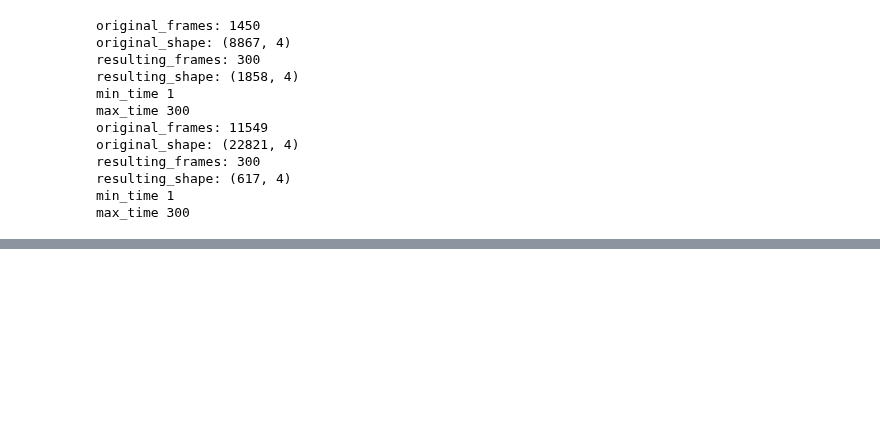
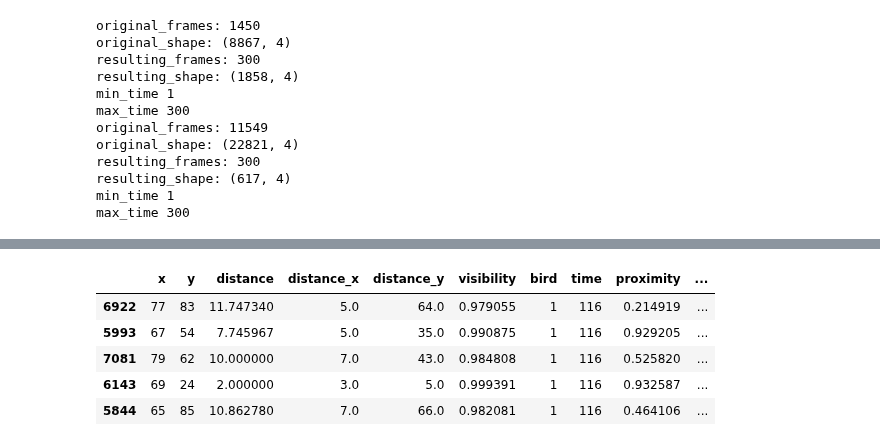
Before and after one commit to BasisResearch/collab-creatures, a Jupyter notebook: docs/central_park_birds.ipynb, the cells around one changed output, grey strips where cells are left out. Cells and saved outputs as stored; diff of their text form; code cells hidden in the pictures; blank space fills up the shorter version.

```diff
--- a/docs/central_park_birds.ipynb
+++ b/docs/central_park_birds.ipynb
@@ -291,2 +118,12 @@ ducks_obj.birdsDF[ducks_obj.birdsDF['bird'] == 1]
+# %%
+# note were severely subsampling the grid here, mostly for speed
+
+ducks_vis = ft.cp_generate_visibility(ducks_obj.birds, sampling_rate=0.02)
+ducks_obj.visibility = ducks_vis["visibility"]
+ducks_obj.visibilityDF = ducks_vis["visibilityDF"]
+
+sps_vis = ft.cp_generate_visibility(sps_obj.birds, sampling_rate=0.02)
+sps_obj.visibility = sps_vis["visibility"]
+sps_obj.visibilityDF = sps_vis["visibilityDF"]
 # %%
 def cp_generate_proximity_score(
@@ -434,17 +207,0 @@ prox = cp_generate_proximity_score(
-# %%
- prox = ft.generate_proximity_score(
-        sim.birds,
-        sim.visibility,
-        visibility_range=visibility_range,
-        getting_worse=getting_worse,
-        optimal=optimal,
-        proximity_decay=proximity_decay,
-        time_shift=time_shift,
-    )
-    sim.getting_worse = getting_worse
-    sim.optimal = optimal
-    sim.proximity_decay = proximity_decay
-
-    sim.proximity = prox["proximity"]
-    sim.proximityDF = prox["proximityDF"]
-    derivation_logger.info("proximity done")
@@ -582,0 +208,11 @@ IndexError: single positional indexer is out-of-bounds
+# %%
+ducks_obj.proximity = prox["proximity"]
+ducks_obj.proximityDF = prox["proximityDF"]
+display(ducks_obj.proximityDF.head())
+# %% [output]
+|  | x | y | distance | distance_x | distance_y | visibility | bird | time | proximity | ... |
+| 6922 | 77 | 83 | 11.747340 | 5.0 | 64.0 | 0.979055 | 1 | 116 | 0.214919 | ... |
+| 5993 | 67 | 54 | 7.745967 | 5.0 | 35.0 | 0.990875 | 1 | 116 | 0.929205 | ... |
+| 7081 | 79 | 62 | 10.000000 | 7.0 | 43.0 | 0.984808 | 1 | 116 | 0.525820 | ... |
+| 6143 | 69 | 24 | 2.000000 | 3.0 | 5.0 | 0.999391 | 1 | 116 | 0.932587 | ... |
+| 5844 | 65 | 85 | 10.862780 | 7.0 | 66.0 | 0.982081 | 1 | 116 | 0.464106 | ... |
```
Also changed, not shown: parts of 26 cells of this notebook, 4 other files.
